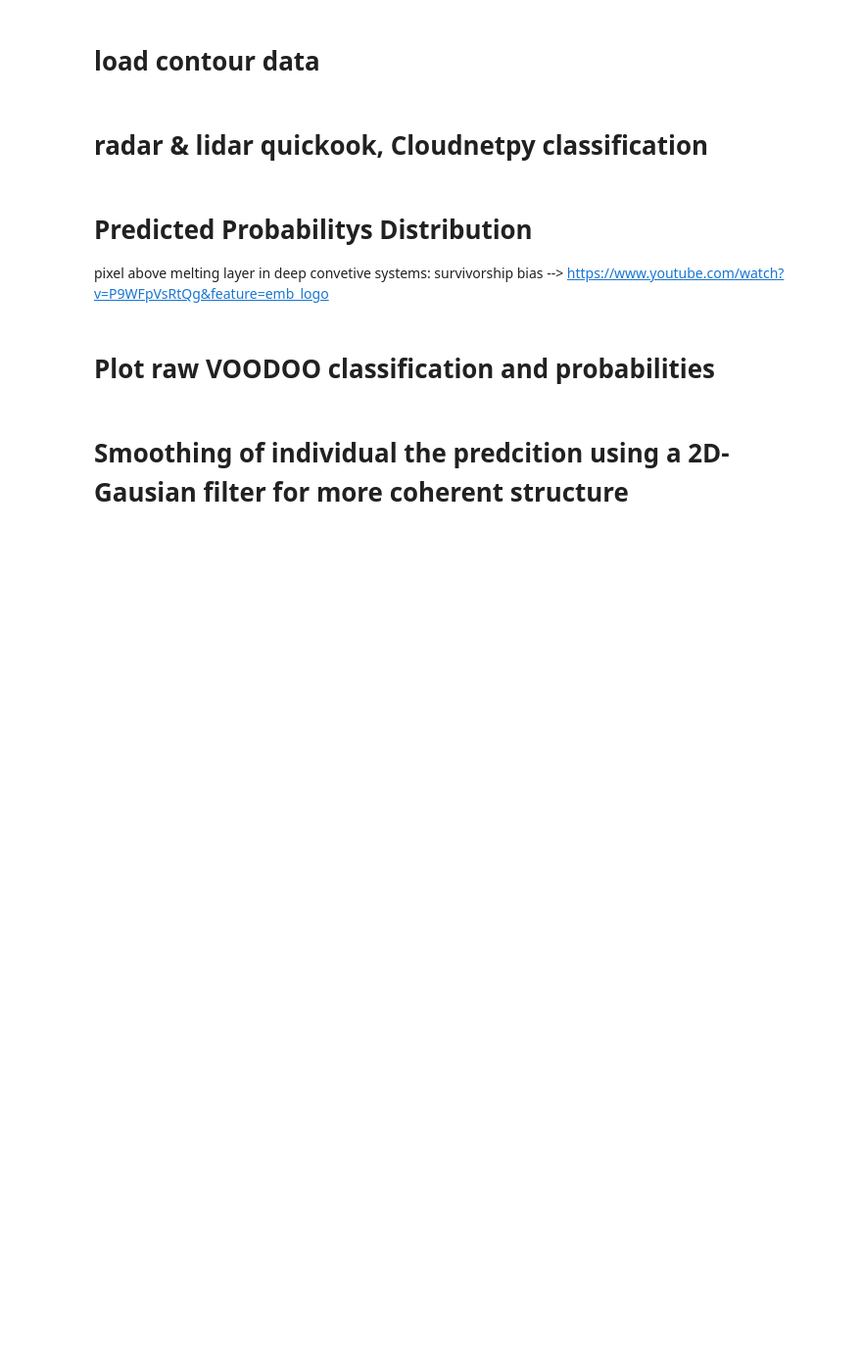
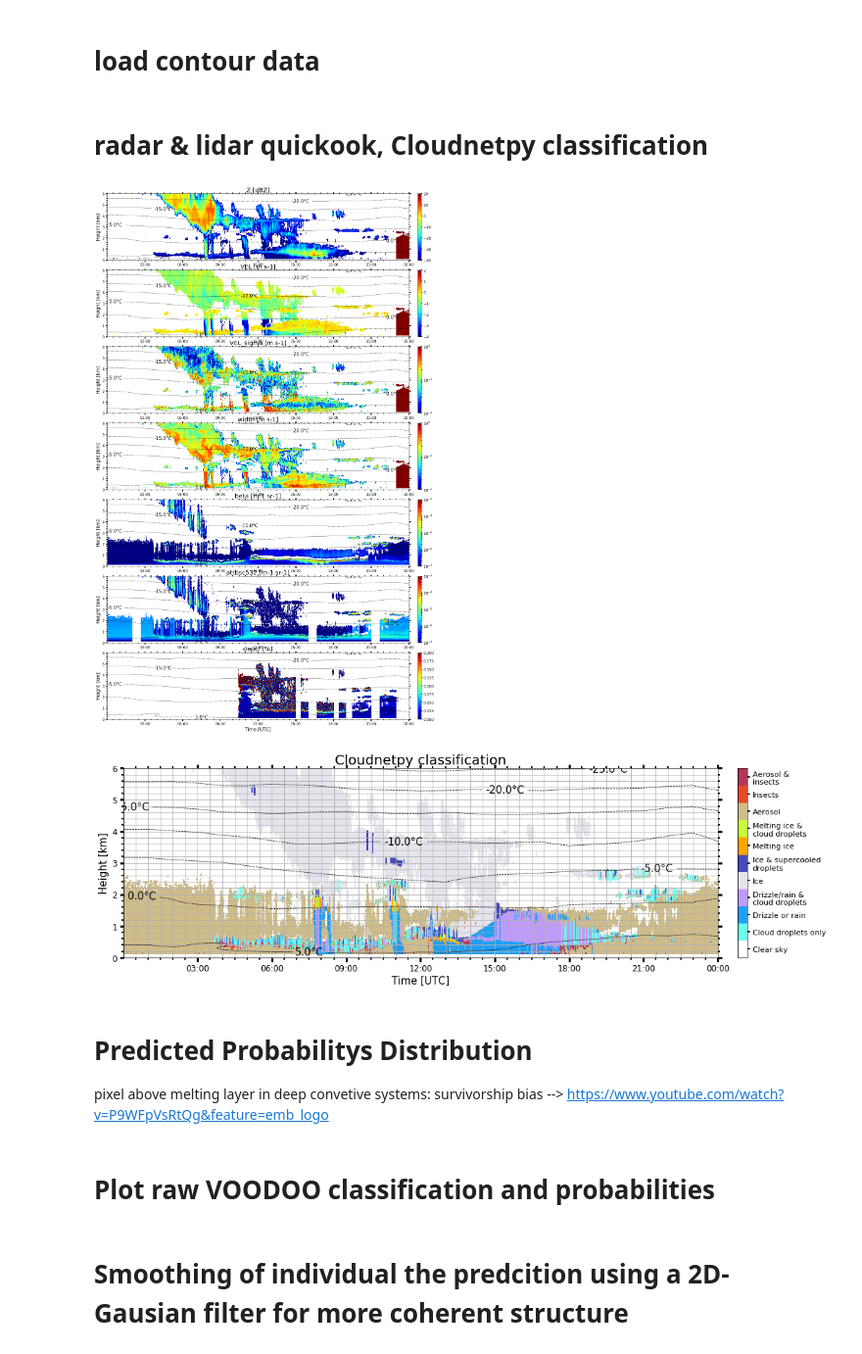
Before and after one commit to KarlJohnsonnn/voodoo_quicklooks, a Jupyter notebook: voodoo_quicklooks.ipynb, the cells around one changed output. Shown at 98% size. Cells and saved outputs as stored; diff of their text form; code cells hidden in the pictures; blank space fills up the shorter version.

````diff
--- a/voodoo_quicklooks.ipynb
+++ b/voodoo_quicklooks.ipynb
@@ -210,13 +210,13 @@ Saved model to disk :: /home/sdig/code/larda3/voodoo//models//20201017-174440__2
 ```
 # %%
 
-# importing pyplot and image from matplotlib
-import matplotlib.pyplot as plt
-import matplotlib.image as img
+## importing pyplot and image from matplotlib
+#import matplotlib.pyplot as plt
+#import matplotlib.image as img
+#
+## reading png image file
+#im = img.imread('plots/histo_loss-acc_20201018-141003__20201017-174440__20201017-174440_weights.png')
 
-# reading png image file
-im = img.imread('plots/histo_loss-acc_20201018-141003__20201017-174440__20201017-174440_weights.png')
-
-plt.rcParams["figure.figsize"] = (15,10)
-plt.axis('off')
-plt.imshow(im, aspect='auto')
+#plt.rcParams["figure.figsize"] = (15,10)
+#plt.axis('off')
+#plt.imshow(im, aspect='auto')
@@ -292,27 +289,30 @@ voodoo_xr.beta.attrs.update({'rg_unit': 'm', 'var_unit': 'm-1 sr-1', 'system': '
 voodoo_xr.attbsc532.attrs.update({'rg_unit': 'm', 'var_unit': 'm-1 sr-1', 'system': 'pollyxt'})
 voodoo_xr.depol.attrs.update({'rg_unit': 'm', 'var_unit': '%', 'system': 'pollyxt'})
 # %%
-#fig_p, ax = plt.subplots(nrows=7, ncols=1, figsize=(17, 25))
-#font_settings.update({'fig': fig_p, 'colormap': 'jet', 'contour': contour_T, 'mask': voodoo_xr.mask_nc.values})
+fig_p, ax = plt.subplots(nrows=7, ncols=1, figsize=(17, 25))
+font_settings.update({'fig': fig_p, 'colormap': 'jet', 'contour': contour_T, 'mask': voodoo_xr.mask_nc.values})
 
-#if 'zlim' in font_settings.keys(): font_settings.pop('zlim')
+if 'zlim' in font_settings.keys(): font_settings.pop('zlim')
 
-#fig_p, ax[0] = tr.plot_timeheight(voodoo_xr.Z,         title=f'Z [{voodoo_xr.Z.var_unit}]',                 ax=ax[0], zlim=[-40, 20], **font_settings)
-#fig_p, ax[1] = tr.plot_timeheight(voodoo_xr.VEL,       title=f'VEL [{voodoo_xr.VEL.var_unit}]',             ax=ax[1], zlim=[-4, 2],   **font_settings)
-#fig_p, ax[2] = tr.plot_timeheight(voodoo_xr.VEL_sigma, title=f'VEL_sigma [{voodoo_xr.VEL_sigma.var_unit}]', ax=ax[2], zlim=[1.e-2, 1],     z_converter='log', **font_settings)
-#fig_p, ax[3] = tr.plot_timeheight(voodoo_xr.width,     title=f'width [{voodoo_xr.width.var_unit}]',         ax=ax[3], zlim=[1.e-2, 1],     z_converter='log', **font_settings)
-#fig_p, ax[4] = tr.plot_timeheight(voodoo_xr.beta,      title=f'beta [{voodoo_xr.beta.var_unit}]',           ax=ax[4], zlim=[1.e-7, 1.e-3], z_converter='log', **font_settings)
-#fig_p, ax[5] = tr.plot_timeheight(voodoo_xr.attbsc532, title=f'attbsc532 [{voodoo_xr.attbsc532.var_unit}]', ax=ax[5], zlim=[1.e-7, 1.e-3], z_converter='log', **font_settings)
-#fig_p, ax[6] = tr.plot_timeheight(voodoo_xr.depol,     title=f'depol [{voodoo_xr.depol.var_unit}]',         ax=ax[6], zlim=[0, 0.2], **font_settings)
+fig_p, ax[0] = lardaTR.plot_timeheight(voodoo_xr.Z,         title=f'Z [{voodoo_xr.Z.var_unit}]',                 ax=ax[0], zlim=[-40, 20], **font_settings)
+fig_p, ax[1] = lardaTR.plot_timeheight(voodoo_xr.VEL,       title=f'VEL [{voodoo_xr.VEL.var_unit}]',             ax=ax[1], zlim=[-4, 2],   **font_settings)
+fig_p, ax[2] = lardaTR.plot_timeheight(voodoo_xr.VEL_sigma, title=f'VEL_sigma [{voodoo_xr.VEL_sigma.var_unit}]', ax=ax[2], zlim=[1.e-2, 1],     z_converter='log', **font_settings)
+fig_p, ax[3] = lardaTR.plot_timeheight(voodoo_xr.width,     title=f'width [{voodoo_xr.width.var_unit}]',         ax=ax[3], zlim=[1.e-2, 1],     z_converter='log', **font_settings)
+fig_p, ax[4] = lardaTR.plot_timeheight(voodoo_xr.beta,      title=f'beta [{voodoo_xr.beta.var_unit}]',           ax=ax[4], zlim=[1.e-7, 1.e-3], z_converter='log', **font_settings)
+fig_p, ax[5] = lardaTR.plot_timeheight(voodoo_xr.attbsc532, title=f'attbsc532 [{voodoo_xr.attbsc532.var_unit}]', ax=ax[5], zlim=[1.e-7, 1.e-3], z_converter='log', **font_settings)
+fig_p, ax[6] = lardaTR.plot_timeheight(voodoo_xr.depol,     title=f'depol [{voodoo_xr.depol.var_unit}]',         ax=ax[6], zlim=[0, 0.2], **font_settings)
 
-#for i in range(6): ax[i].set_xlabel('')
-#
-#plt.subplots_adjust(hspace=0.15)
-#fig_p.savefig(f'plots/{case}-VOODOO_radar_lidar.png', dpi=450)
+for i in range(6): ax[i].set_xlabel('')
+
+plt.subplots_adjust(hspace=0.15)
+fig_p.savefig(f'plots/{case}-VOODOO_radar_lidar.png', dpi=450)
 
 
-#font_settings.update({'colormap': 'cloudnet_target_new', 'contour': contour_T, 'mask': voodoo_xr.mask_nc.values})
-#_, _ = _plot_classificaiton(voodoo_xr, 'target_classification', title='Cloudnetpy classification', **font_settings)
+font_settings.update({'colormap': 'cloudnet_target_new', 'contour': contour_T, 'mask': voodoo_xr.mask_nc.values})
+_, _ = _plot_classificaiton(voodoo_xr, 'target_classification', title='Cloudnetpy classification', **font_settings)
+# %% [output]
+[figure, added]
+[figure, added]
 # %% [markdown]
 # Predicted Probabilitys Distribution
 
````
Also changed, not shown: parts of 9 cells of this notebook, 6 other files.
